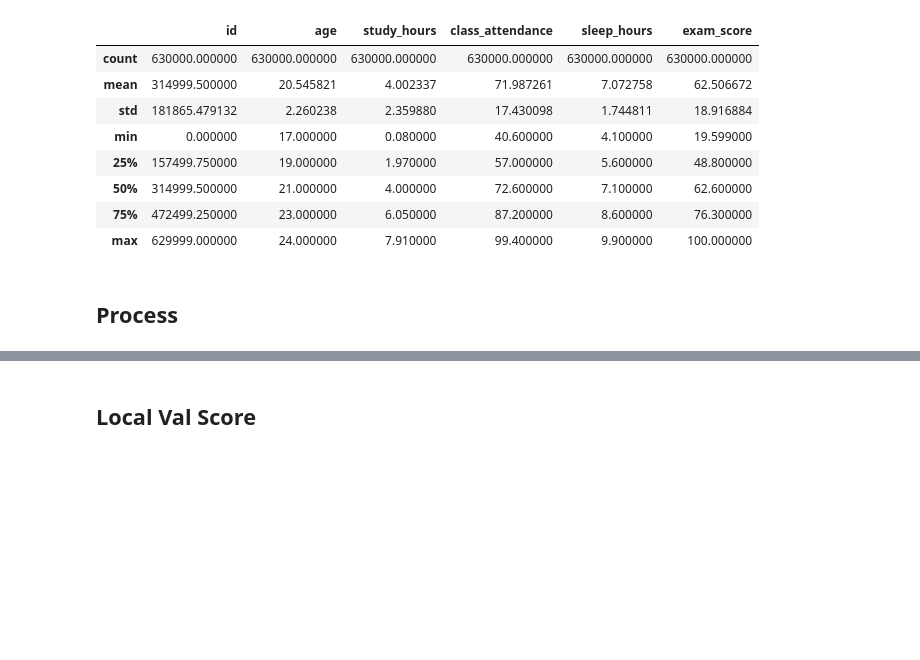
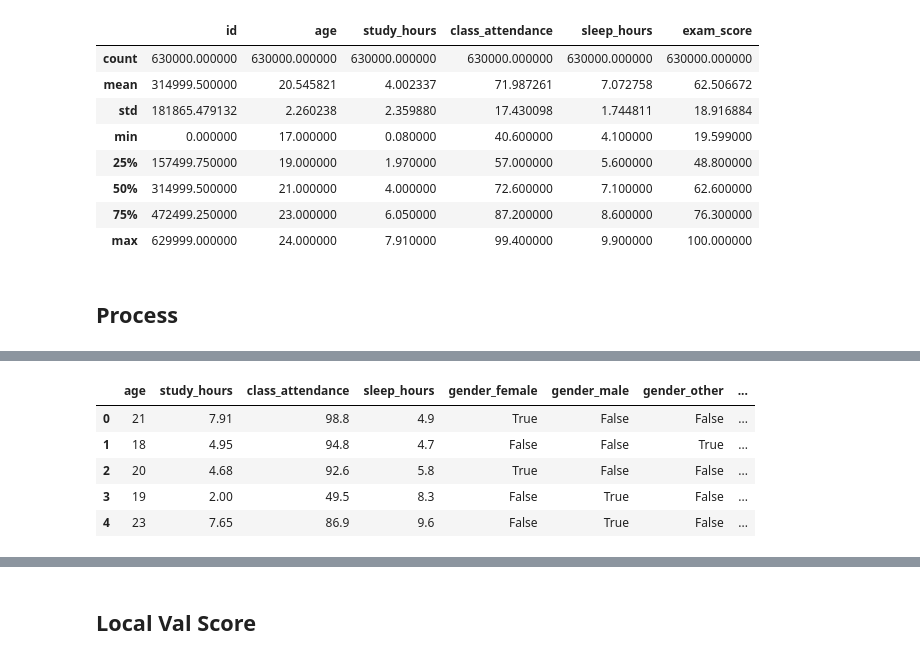
Before and after one commit to sakanabil/data-lab, a Jupyter notebook: data-comp/playground-series-s6e1/pred_student_test_score.ipynb, the cells around one changed output, grey strips where cells are left out. Drawn from its saved outputs; the diff is of its cells as text; code cells hidden in the pictures; blank space fills up the shorter version.

```diff
--- a/data-comp/playground-series-s6e1/pred_student_test_score.ipynb
+++ b/data-comp/playground-series-s6e1/pred_student_test_score.ipynb
@@ -100,0 +178,10 @@ submission.to_csv('submission.csv', index=False)
+# %%
+pd.set_option('display.max_columns', None)
+X.head()
+# %% [output]
+|  | age | study_hours | class_attendance | sleep_hours | gender_female | gender_male | gender_other | ... |
+| 0 | 21 | 7.91 | 98.8 | 4.9 | True | False | False | ... |
+| 1 | 18 | 4.95 | 94.8 | 4.7 | False | False | True | ... |
+| 2 | 20 | 4.68 | 92.6 | 5.8 | True | False | False | ... |
+| 3 | 19 | 2.00 | 49.5 | 8.3 | False | True | False | ... |
+| 4 | 23 | 7.65 | 86.9 | 9.6 | False | True | False | ... |
```
Also changed, not shown: parts of 12 cells of this notebook, 1 other file.
